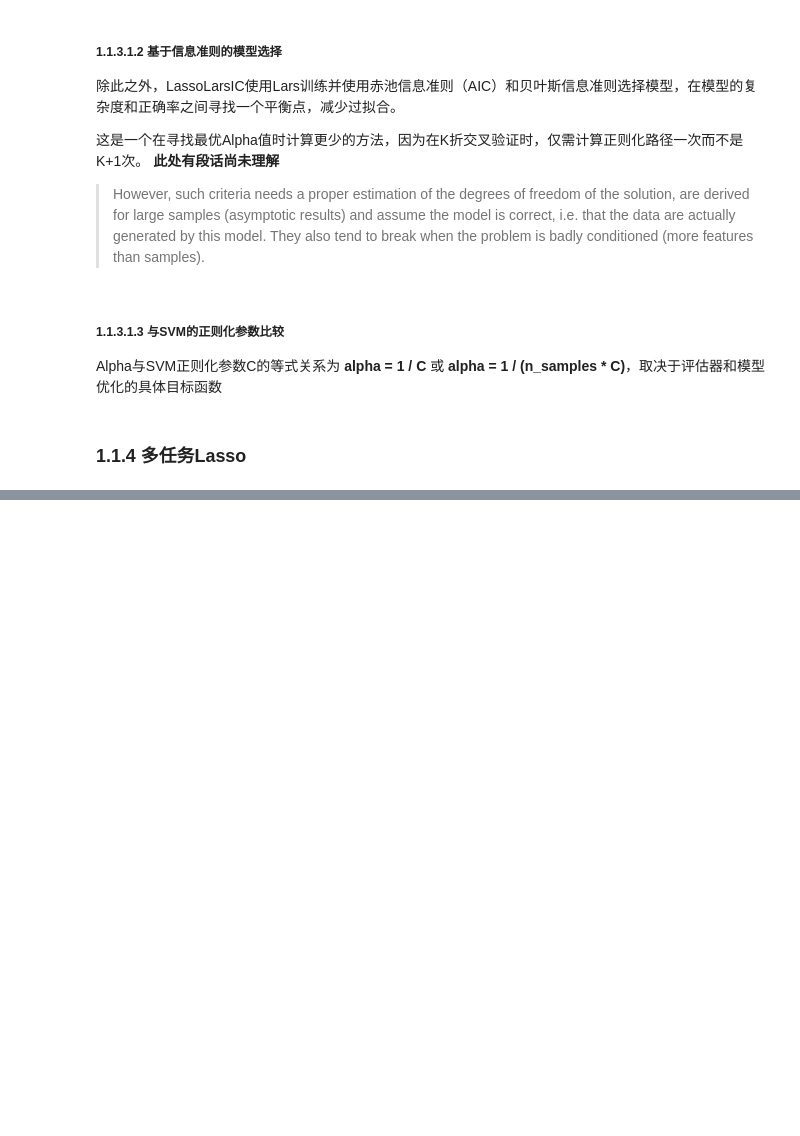
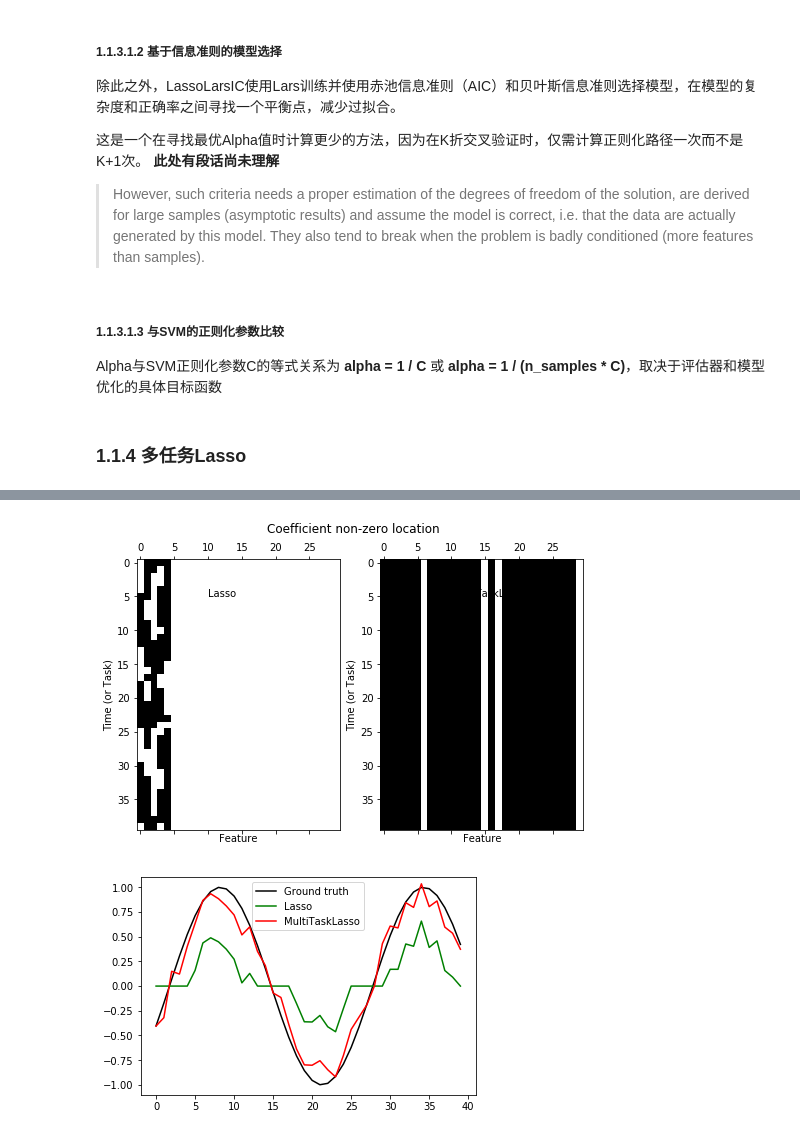
Before and after one commit to Watermelon233/sklearn, a Jupyter notebook: 1.1广义线性模型.ipynb, the cells around one changed output, grey strips where cells are left out. Saved outputs shown, nothing was run; the diff lists cells and outputs as text; code cells hidden in the pictures; blank space fills up the shorter version.

```diff
--- a/1.1广义线性模型.ipynb
+++ b/1.1广义线性模型.ipynb
@@ -172,0 +188,50 @@ Alpha与SVM正则化参数C的等式关系为 **alpha = 1 / C** 或 **alpha = 1
+# %%
+import matplotlib.pyplot as plt
+import numpy as np
+
+from sklearn.linear_model import MultiTaskLasso, Lasso
+
+rng = np.random.RandomState(42)
+
+# Generate some 2D coefficients with sine waves with random frequency and phase
+n_samples, n_features, n_tasks = 100, 30, 40
+n_relevant_features = 5
+coef = np.zeros((n_tasks, n_features))
+times = np.linspace(0, 2 * np.pi, n_tasks)
+for k in range(n_relevant_features):
+    coef[:, k] = np.sin((1. + rng.randn(1)) * times + 3 * rng.randn(1))
+
+X = rng.randn(n_samples, n_features)
+Y = np.dot(X, coef.T) + rng.randn(n_samples, n_tasks)
+
+coef_lasso_ = np.array([Lasso(alpha=0.5).fit(X, y).coef_ for y in Y.T])
+coef_multi_task_lasso_ = MultiTaskLasso(alpha=0.5).fit(X, Y).coef_
+
+###############################################################################
+# Plot support and time series
+fig = plt.figure(figsize=(8, 5))
+plt.subplot(1, 2, 1)
+plt.spy(coef_lasso_)
+plt.xlabel('Feature')
+plt.ylabel('Time (or Task)')
+plt.text(10, 5, 'Lasso')
+plt.subplot(1, 2, 2)
+plt.spy(coef_multi_task_lasso_)
+plt.xlabel('Feature')
+plt.ylabel('Time (or Task)')
+plt.text(10, 5, 'MultiTaskLasso')
+fig.suptitle('Coefficient non-zero location')
+
+feature_to_plot = 0
+plt.figure()
+plt.plot(coef[:, feature_to_plot], 'k', label='Ground truth')
+plt.plot(coef_lasso_[:, feature_to_plot], 'g', label='Lasso')
+plt.plot(coef_multi_task_lasso_[:, feature_to_plot],
+         'r', label='MultiTaskLasso')
+plt.legend(loc='upper center')
+plt.axis('tight')
+plt.ylim([-1.1, 1.1])
+plt.show()
+# %% [output]
+[figure, added]
+[figure, added]
```
Also changed, not shown: parts of 21 cells of this notebook.
